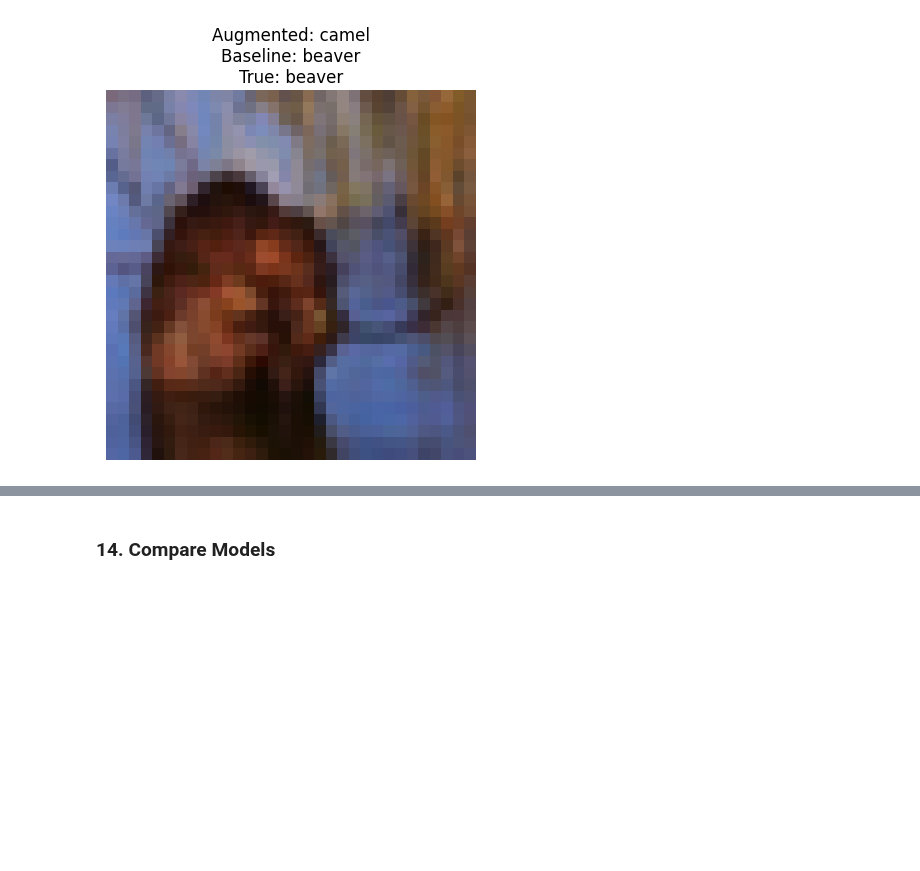
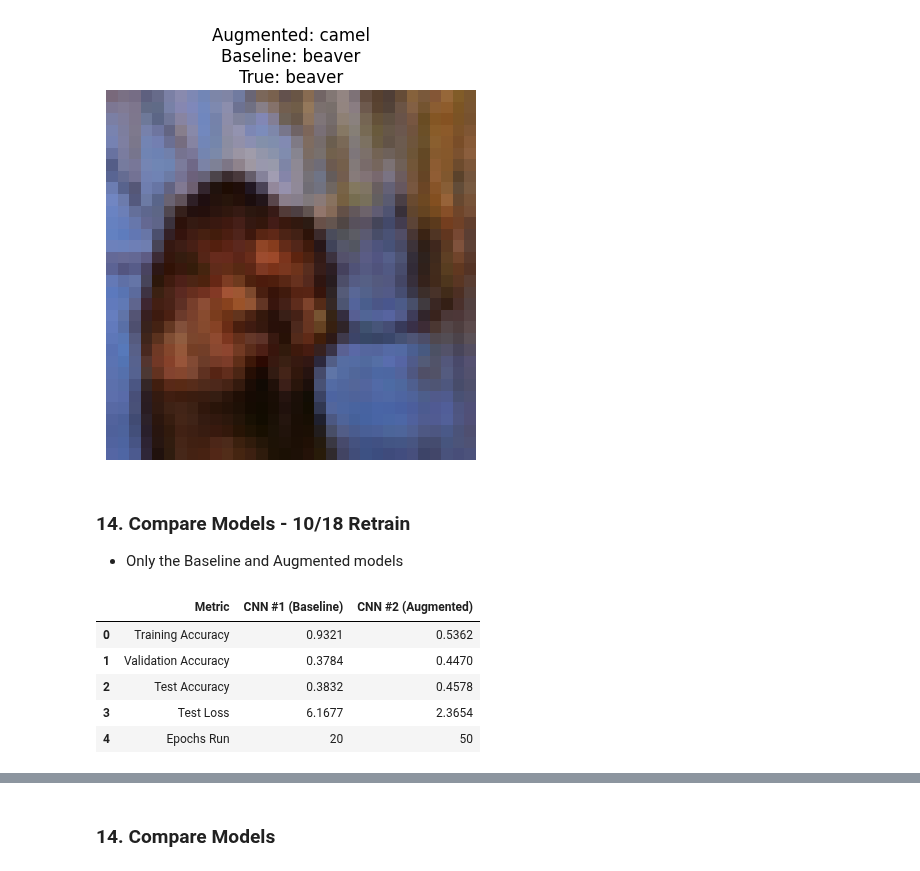
Before and after one commit to singhs007/CNN-projects, a Jupyter notebook: sangeeta_CNN_Project1.ipynb, the cells around one changed output, grey strips where cells are left out. Cells and saved outputs as stored; diff of their text form; code cells hidden in the pictures; blank space fills up the shorter version.

```diff
--- a/sangeeta_CNN_Project1.ipynb
+++ b/sangeeta_CNN_Project1.ipynb
@@ -1391,3 +1433,43 @@ plt.axis("off")
 plt.show()
 # %% [output]
 [figure]
+# %% [markdown]
+### 14. Compare Models - 10/18 Retrain
+
+*  Only the Baseline and Augmented models
+# %%
+import pandas as pd
+
+comparison_df = pd.DataFrame({
+    "Metric": ["Training Accuracy", "Validation Accuracy", "Test Accuracy", "Test Loss", "Epochs Run"],
+    "CNN #1 (Baseline)": [
+        f"{history[-1]["train_accuracy"]:.4f}",
+        f"{history[-1]["val_accuracy"]:.4f}",
+        f"{test_accuracy:.4f}",
+        f"{test_loss:.4f}",
+        f"{history[-1]["epoch"]}"
+    ],
+    "CNN #2 (Augmented)": [
+        f"{history_aug[-1]["train_accuracy"]:.4f}",
+        f"{history_aug[-1]["val_accuracy"]:.4f}",
+        f"{aug_test_accuracy:.4f}",
+        f"{aug_test_loss:.4f}",
+        f"{history_aug[-1]["epoch"]}"
+    ],
+    #"CNN #3 (Transfer)": [
+     #   f"{history_tfr[-1]["train_accuracy"]:.4f}",
+     #   f"{history_tfr[-1]["val_accuracy"]:.4f}",
+      #  f"{tfr_test_accuracy:.4f}",
+      #  f"{tfr_test_loss:.4f}",
+      #  f"{history_tfr[-1]["epoch"]}"
+    #]
+})
+
+display(comparison_df)
+# %% [output]
+|  | Metric | CNN #1 (Baseline) | CNN #2 (Augmented) |
+| 0 | Training Accuracy | 0.9321 | 0.5362 |
+| 1 | Validation Accuracy | 0.3784 | 0.4470 |
+| 2 | Test Accuracy | 0.3832 | 0.4578 |
+| 3 | Test Loss | 6.1677 | 2.3654 |
+| 4 | Epochs Run | 20 | 50 |
```
Also changed, not shown: parts of 7 cells of this notebook.
